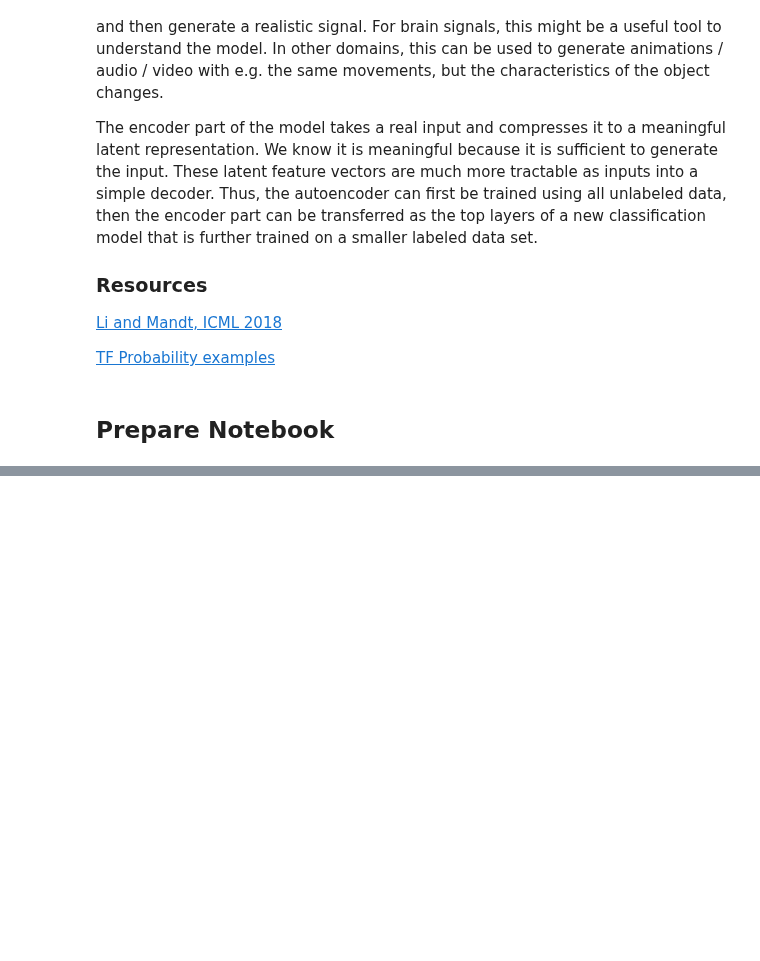
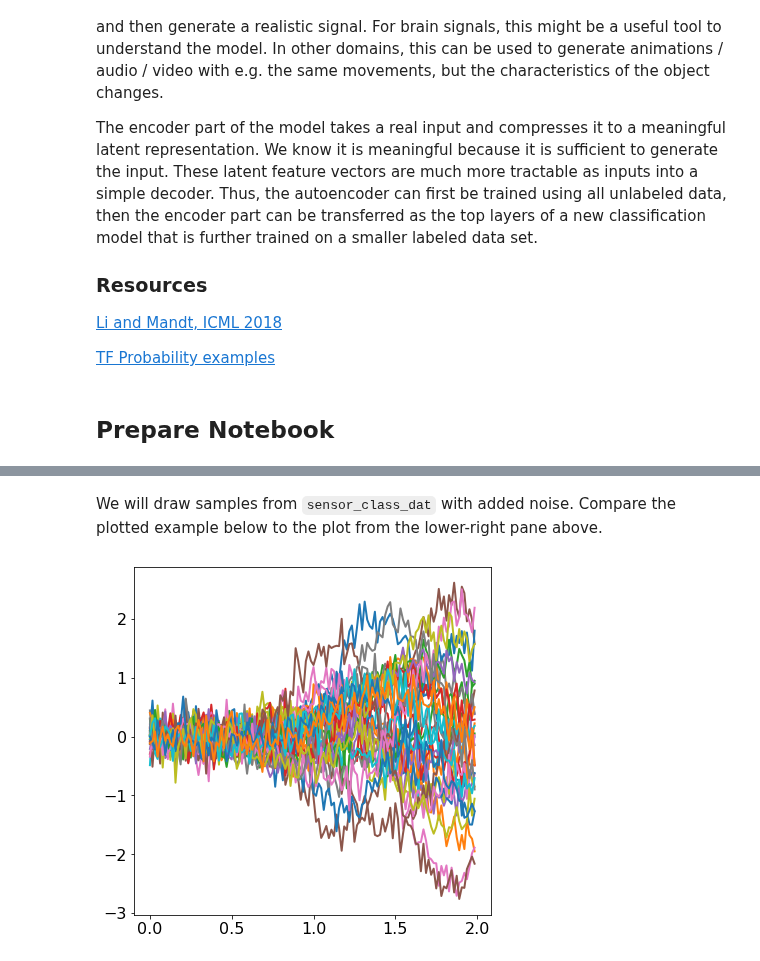
Before and after one commit to SachsLab/IntracranialNeurophysDL, a Jupyter notebook: notebooks/06_03_DisentangledSequentialAE_TFP.ipynb, the cells around one changed output, grey strips where cells are left out. Drawn from its saved outputs; the diff is of its cells as text; code cells hidden in the pictures; blank space fills up the shorter version.

```diff
--- a/notebooks/06_03_DisentangledSequentialAE_TFP.ipynb
+++ b/notebooks/06_03_DisentangledSequentialAE_TFP.ipynb
@@ -167,0 +162,13 @@ plt.plot(x, y)
+# %% [markdown]
+We will draw samples from `sensor_class_dat` with added noise.
+Compare the plotted example below to the plot from the lower-right pane above.
+# %%
+def draw_samples(class_idx, noise_std=0.2):
+    dat = np.copy(sensor_class_dat[class_idx]).astype(np.float32)
+    dat += np.random.normal(loc=0, scale=noise_std, size=dat.shape)
+    return dat
+
+plt.plot(x, draw_samples([plot_class_ix])[0].T)
+plt.show()
+# %% [output]
+[figure, added]
```
Also changed, not shown: parts of 21 cells of this notebook.
